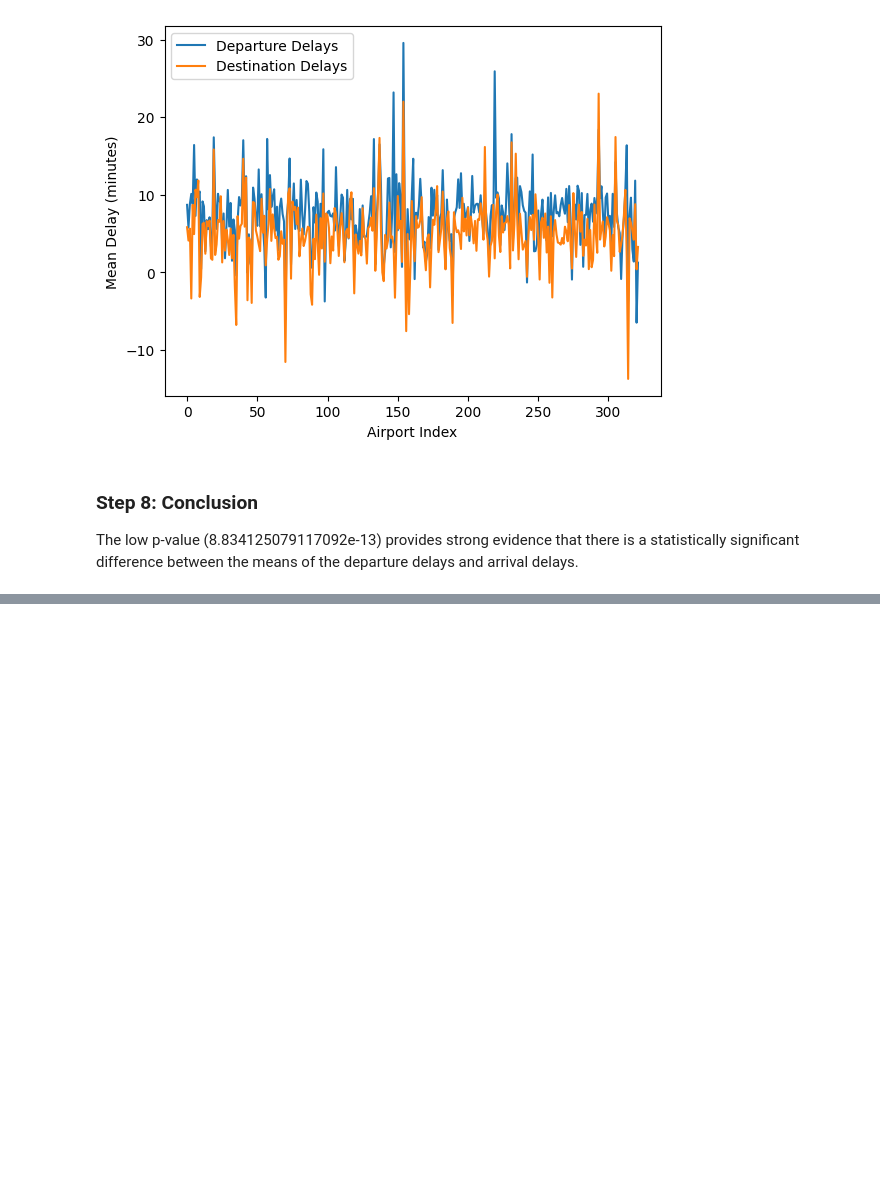
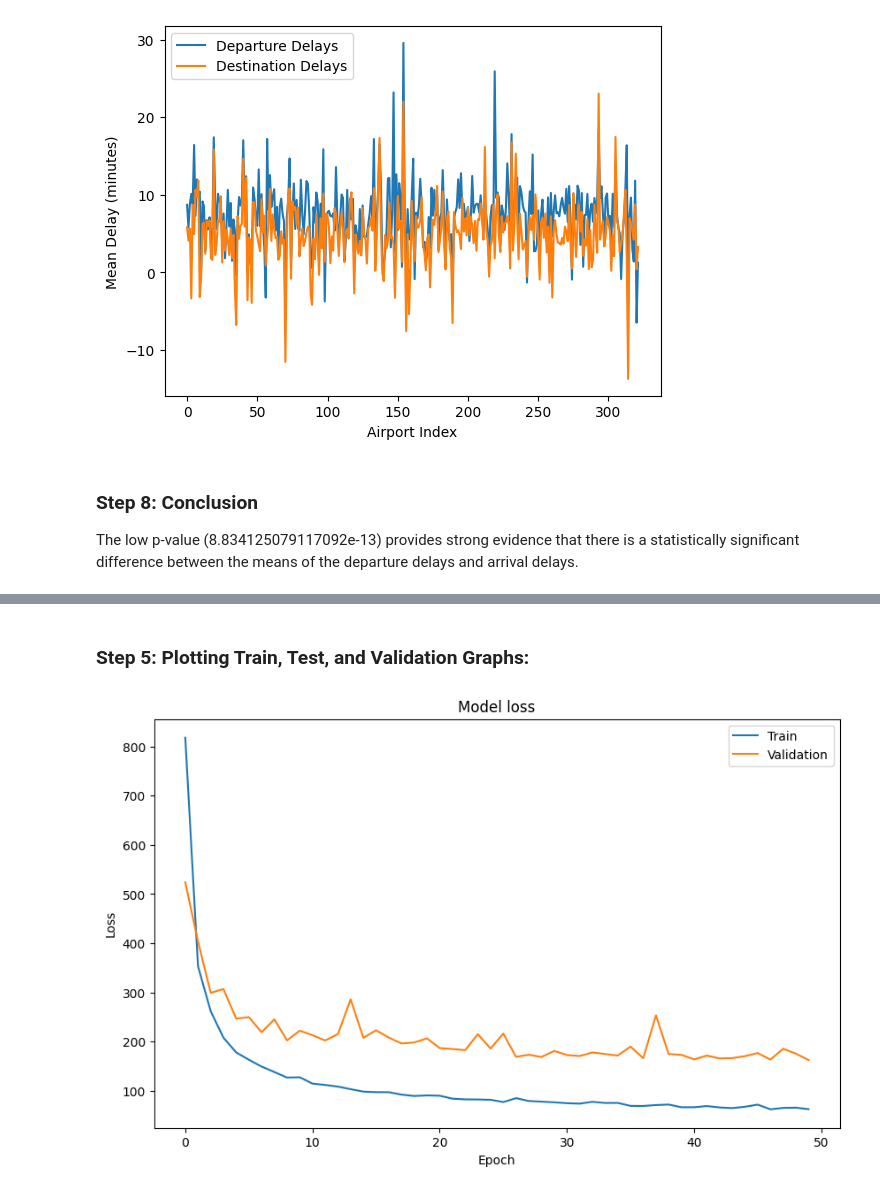
Before and after one commit to Onoitem/SDA, a Jupyter notebook: delays_destination_or_departure.ipynb, the cells around one changed output, grey strips where cells are left out. Drawn from its saved outputs; the diff is of its cells as text; code cells hidden in the pictures; blank space fills up the shorter version.

```diff
--- a/delays_destination_or_departure.ipynb
+++ b/delays_destination_or_departure.ipynb
@@ -171,0 +230,6 @@ The low p-value (8.834125079117092e-13) provides strong evidence that there is a
+# %%
+X = flights_data.drop('DEPARTURE_DELAY', axis=1)
+y = flights_data['DEPARTURE_DELAY']
+
+X_train, X_test, y_train, y_test = train_test_split(
+    X, y, test_size=0.2, random_state=42)
@@ -171,0 +238,3 @@ The low p-value (8.834125079117092e-13) provides strong evidence that there is a
+# %%
+model = RandomForestRegressor(random_state=42)
+model.fit(X_train, y_train)
@@ -171,0 +287,5 @@ The low p-value (8.834125079117092e-13) provides strong evidence that there is a
+# %%
+# Scale the features
+scaler = StandardScaler()
+scaled_X_train = scaler.fit_transform(X_train)
+scaled_X_test = scaler.transform(X_test)
@@ -171,0 +294,16 @@ The low p-value (8.834125079117092e-13) provides strong evidence that there is a
+# %%
+model = tf.keras.Sequential([
+    Input(shape=(scaled_X_train.shape[1],)),  # Input layer
+    Dense(256, activation='relu'),  # Hidden layer with ReLU activation
+    Dense(128, activation='relu'),  # Another hidden layer
+    Dense(64, activation='relu'),  # Another hidden layer
+    Dense(32, activation='relu'),  # Another hidden layer
+    Dense(1)  # Output layer (for regression)
+])
+
+# Compile the model
+model.compile(optimizer='adam', loss='mean_squared_error')
+
+# Train the model
+history = model.fit(scaled_X_train, y_train, epochs=50,
+                    batch_size=128, validation_split=0.2)
@@ -171,0 +354,14 @@ The low p-value (8.834125079117092e-13) provides strong evidence that there is a
+# %% [markdown]
+### Step 5: Plotting Train, Test, and Validation Graphs:
+# %%
+# Plotting the training and validation loss
+plt.figure(figsize=(10, 6))
+plt.plot(history.history['loss'])
+plt.plot(history.history['val_loss'])
+plt.title('Model loss')
+plt.ylabel('Loss')
+plt.xlabel('Epoch')
+plt.legend(['Train', 'Validation'], loc='upper right')
+plt.show()
+# %% [output]
+[figure, added]
```
Also changed, not shown: parts of 37 cells of this notebook.
